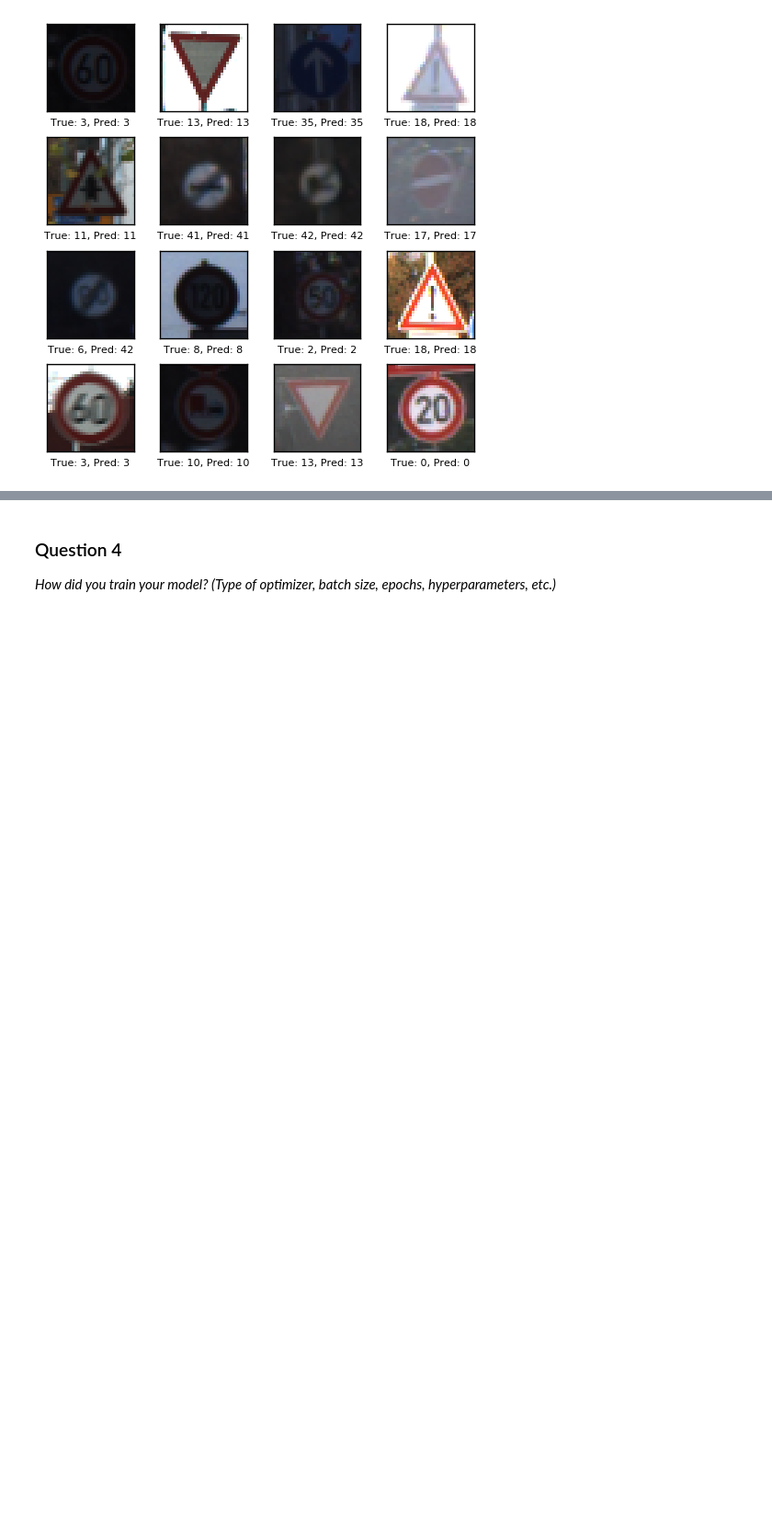
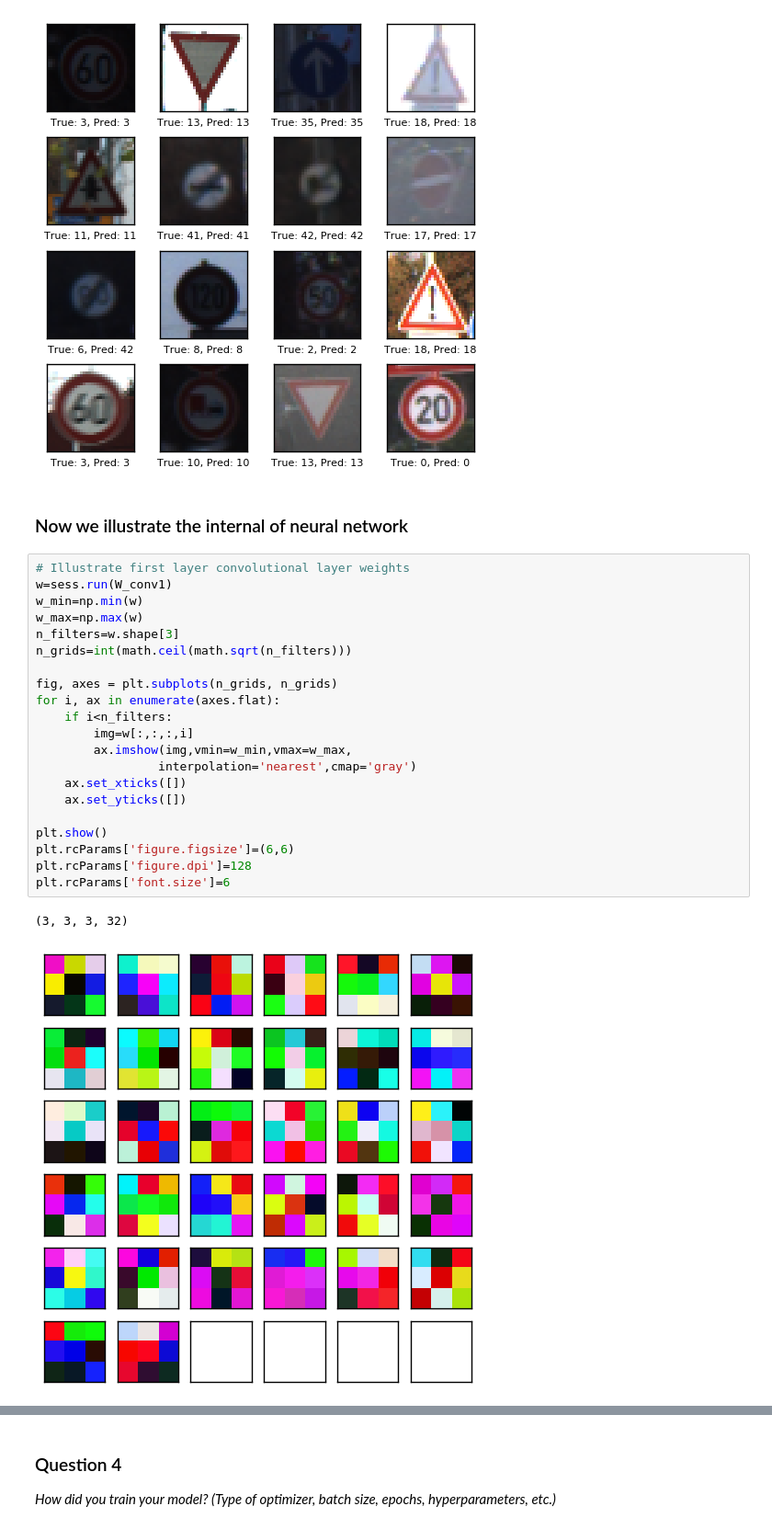
Before and after one commit to soon-yau/SDCND_Term1, a Jupyter notebook: traffic-signs/Traffic_Signs_Recognition.ipynb, the cells around one changed output, grey strips where cells are left out. Shown at 92% size. Cells and saved outputs as stored; diff of their text form; blank space fills up the shorter version.

```diff
--- a/traffic-signs/Traffic_Signs_Recognition.ipynb
+++ b/traffic-signs/Traffic_Signs_Recognition.ipynb
@@ -462,3 +499,29 @@ plot_images(images=img.astype(np.uint8), cls_true=batch_y, cls_pred=predict_labe
 # %% [output]
 ('Accuracy', 0.96875)
 [figure]
+# %% [markdown]
+### Now we illustrate the internal of neural network
+# %%
+# Illustrate first layer convolutional layer weights
+w=sess.run(W_conv1)
+w_min=np.min(w)
+w_max=np.max(w)
+n_filters=w.shape[3]
+n_grids=int(math.ceil(math.sqrt(n_filters)))
+
+fig, axes = plt.subplots(n_grids, n_grids)
+for i, ax in enumerate(axes.flat):
+    if i<n_filters:
+        img=w[:,:,:,i]
+        ax.imshow(img,vmin=w_min,vmax=w_max,
+                 interpolation='nearest',cmap='gray')
+    ax.set_xticks([])
+    ax.set_yticks([])
+
+plt.show()
+plt.rcParams['figure.figsize']=(6,6)
+plt.rcParams['figure.dpi']=128
+plt.rcParams['font.size']=6
+# %% [output]
+(3, 3, 3, 32)
+[figure, added]
```
Also changed, not shown: parts of 12 cells of this notebook.
